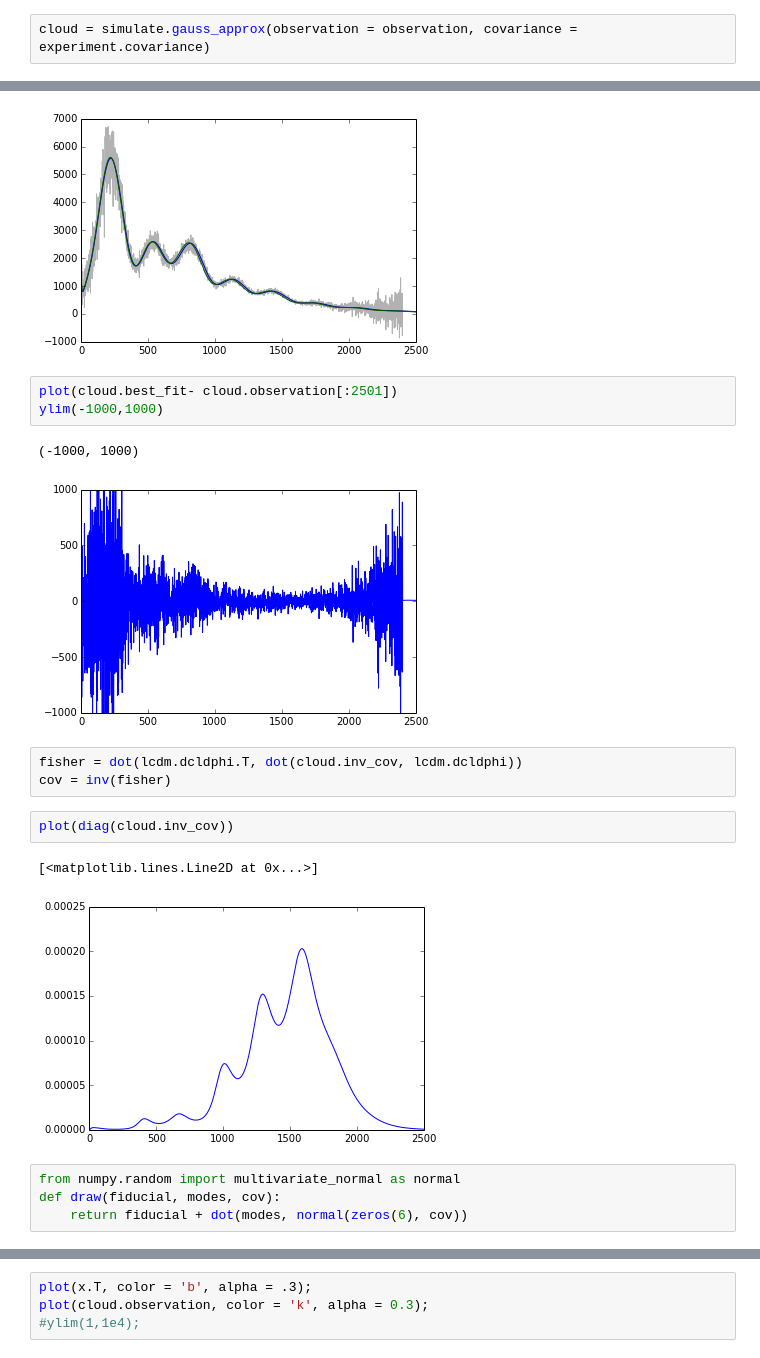
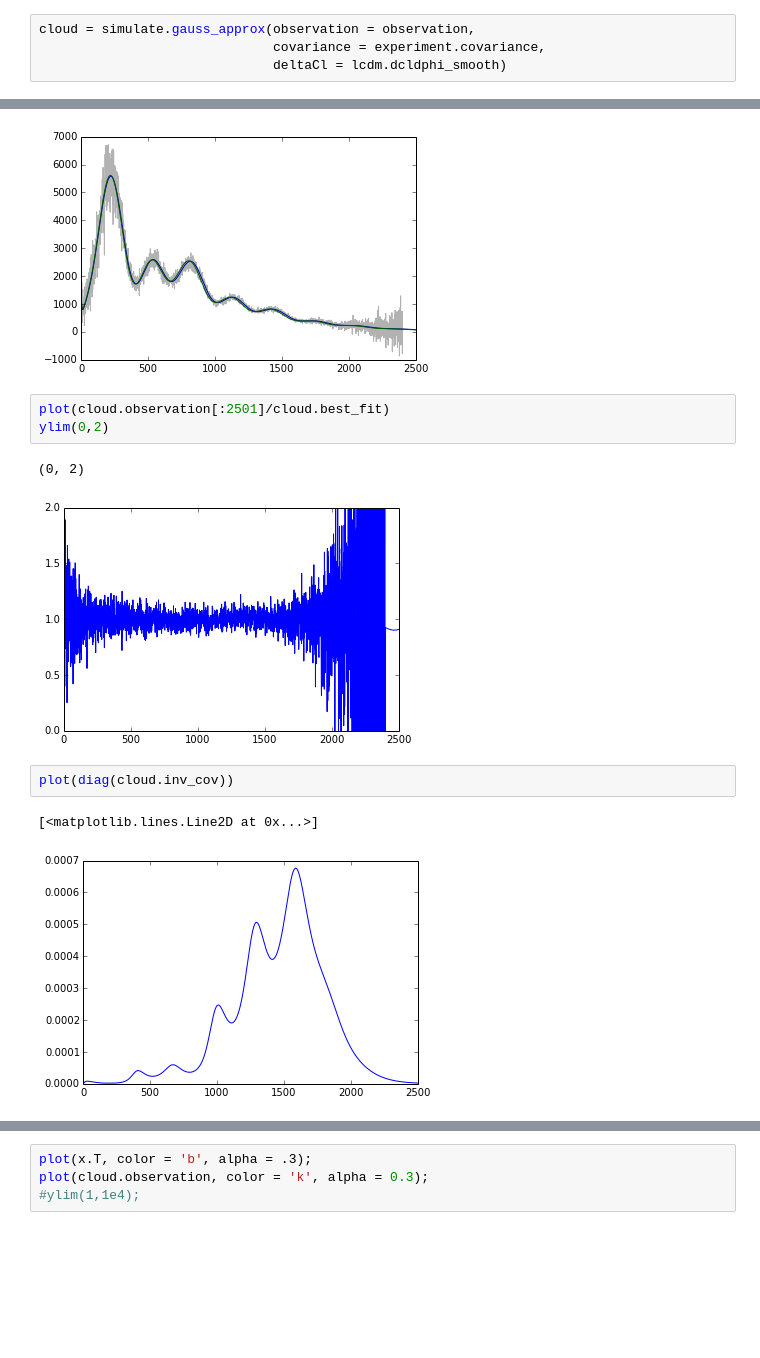
Before and after one commit to bfollinprm/cmbfittest, a Jupyter notebook: src/test.ipynb, the cells around one changed output, grey strips where cells are left out. Saved outputs shown, nothing was run; the diff lists cells and outputs as text; blank space fills up the shorter version.

Commit message:
updating simulation procedure to correct bug in the noise model for planck-like experiment

```diff
--- a/src/test.ipynb
+++ b/src/test.ipynb
@@ -79,7 +79,9 @@ observation[clobs[:,0].astype('int')] = clobs[:,4]
 # %% [output]
 [figure]
 # %%
-cloud = simulate.gauss_approx(observation = observation, covariance = experiment.covariance)
+cloud = simulate.gauss_approx(observation = observation,
+                              covariance = experiment.covariance,
+                              deltaCl = lcdm.dcldphi_smooth)
 # %%
 cloud.get_bestfit()
 # %%
@@ -90,21 +92,14 @@ plot(cloud.observation, alpha = 0.3, color = 'k')
 [<matplotlib.lines.Line2D at 0x...>]
 [figure]
 # %%
-plot(cloud.best_fit- cloud.observation[:2501])
-ylim(-1000,1000)
+plot(cloud.observation[:2501]/cloud.best_fit)
+ylim(0,2)
 # %% [output]
-(-1000, 1000)
+(0, 2)
-[figure, old version]
+[figure, new version]
-# %%
-fisher = dot(lcdm.dcldphi.T, dot(cloud.inv_cov, lcdm.dcldphi))
-cov = inv(fisher)
 # %%
 plot(diag(cloud.inv_cov))
 # %% [output]
 [<matplotlib.lines.Line2D at 0x...>]
-[figure, old version]
+[figure, new version]
-# %%
-from numpy.random import multivariate_normal as normal
-def draw(fiducial, modes, cov):
-    return fiducial + dot(modes, normal(zeros(6), cov))
 # %%
```
Also changed, not shown: parts of 11 cells of this notebook, 2 other files.
